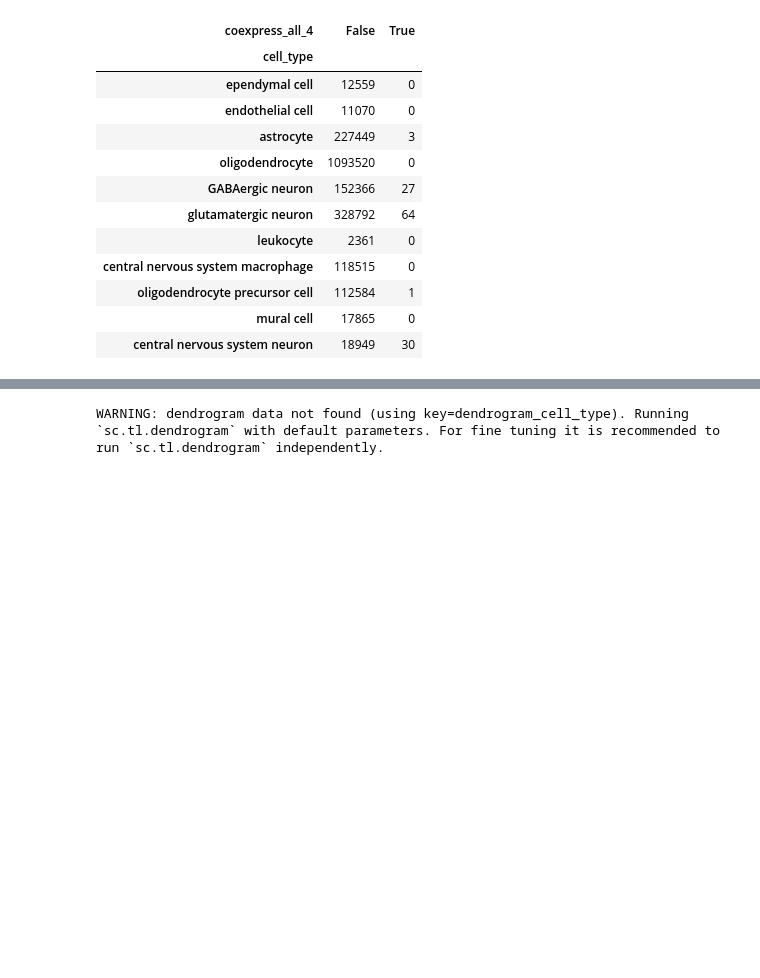
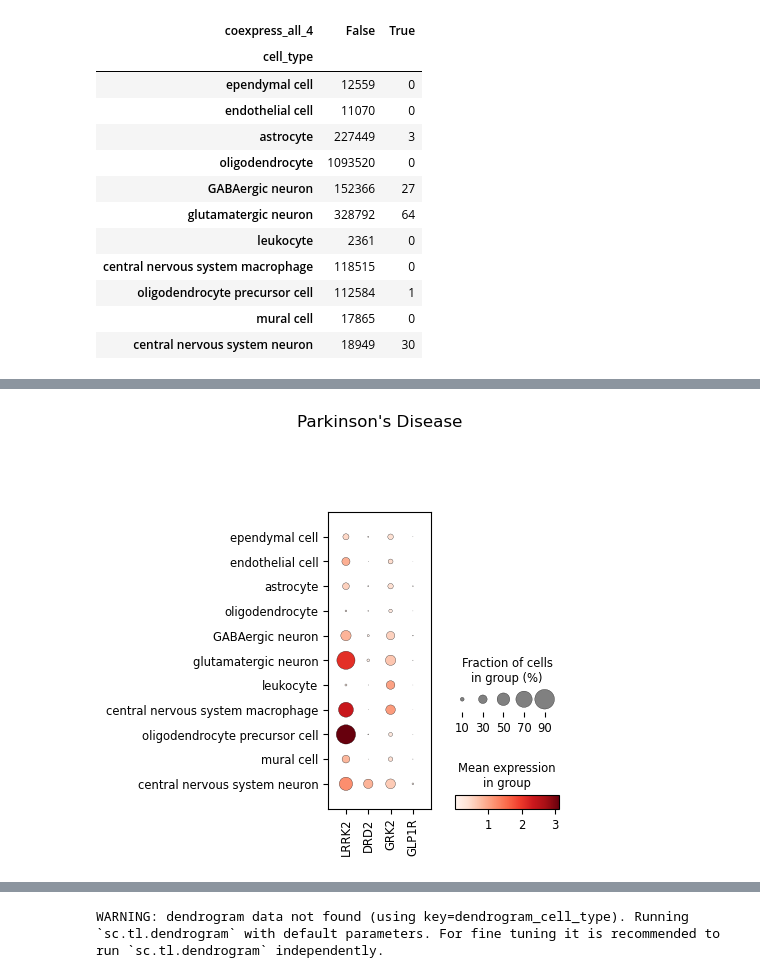
Before and after one commit to zainabnazari/parkinson_scRNA, a Jupyter notebook: 07_coexpress.ipynb, the cells around one changed output, grey strips where cells are left out. Saved outputs shown, nothing was run; the diff lists cells and outputs as text; code cells hidden in the pictures; blank space fills up the shorter version.

```diff
--- a/07_coexpress.ipynb
+++ b/07_coexpress.ipynb
@@ -99,0 +98,5 @@ gene_dict = dict(zip(names, ids))
+# %%
+# split the data
+
+adata_pd = adata[adata.obs["disease"] == "Parkinson disease"]
+adata_ctrl = adata[adata.obs["disease"] == "normal"]
@@ -99,0 +122,14 @@ gene_dict = dict(zip(names, ids))
+# %%
+# or do it separately to have more control
+# for Parkinson disease
+
+sc.pl.dotplot(
+    adata_pd,
+    var_names=genes_of_interest,
+    groupby="cell_type",
+    gene_symbols="gene_name",
+    use_raw=False,
+    title="Parkinson's Disease"
+)
+# %% [output]
+[figure, added]
```
Also changed, not shown: parts of 59 cells of this notebook, 1 other file.
